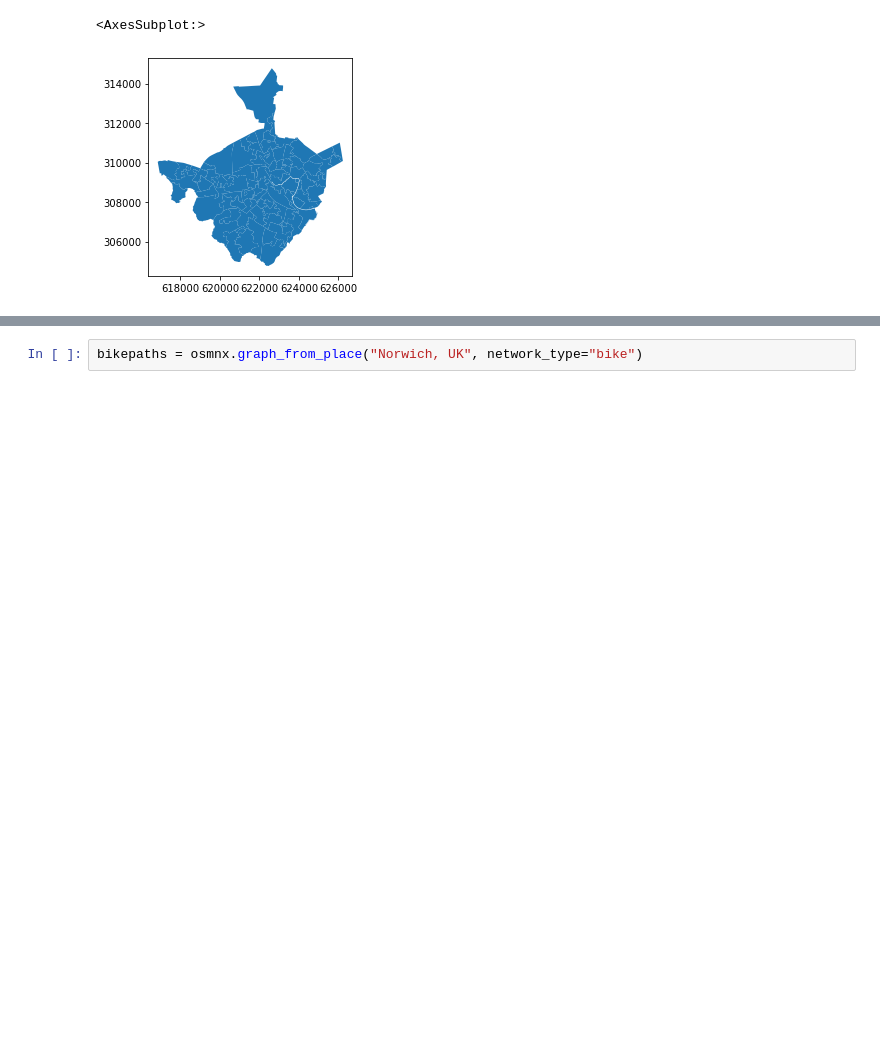
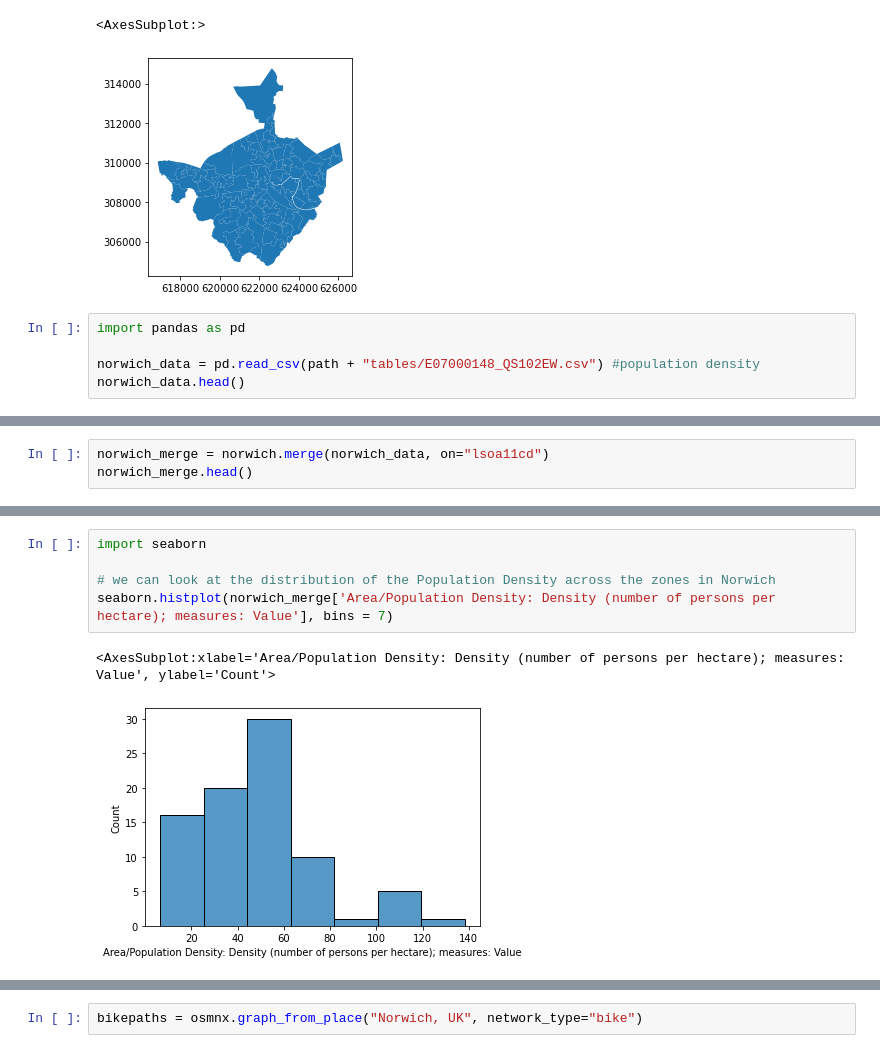
Before and after one commit to ABostrom/InformationVisualisation, a Jupyter notebook: lab_01.ipynb, the cells around one changed output, grey strips where cells are left out. Cells and saved outputs as stored; diff of their text form; blank space fills up the shorter version.

```diff
--- a/lab_01.ipynb
+++ b/lab_01.ipynb
@@ -25,3 +35,8 @@ norwich.plot()
 # %% [output]
 <AxesSubplot:>
 [figure]
+# %%
+import pandas as pd
+
+norwich_data = pd.read_csv(path + "tables/E07000148_QS102EW.csv") #population density
+norwich_data.head()
@@ -27,0 +50,3 @@ norwich.plot()
+# %%
+norwich_merge = norwich.merge(norwich_data, on="lsoa11cd")
+norwich_merge.head()
@@ -27,0 +60,8 @@ norwich.plot()
+# %%
+import seaborn
+
+# we can look at the distribution of the Population Density across the zones in Norwich
+seaborn.histplot(norwich_merge['Area/Population Density: Density (number of persons per hectare); measures: Value'], bins = 7)
+# %% [output]
+<AxesSubplot:xlabel='Area/Population Density: Density (number of persons per hectare); measures: Value', ylabel='Count'>
+[figure, added]
```
Also changed, not shown: parts of 8 cells of this notebook.
